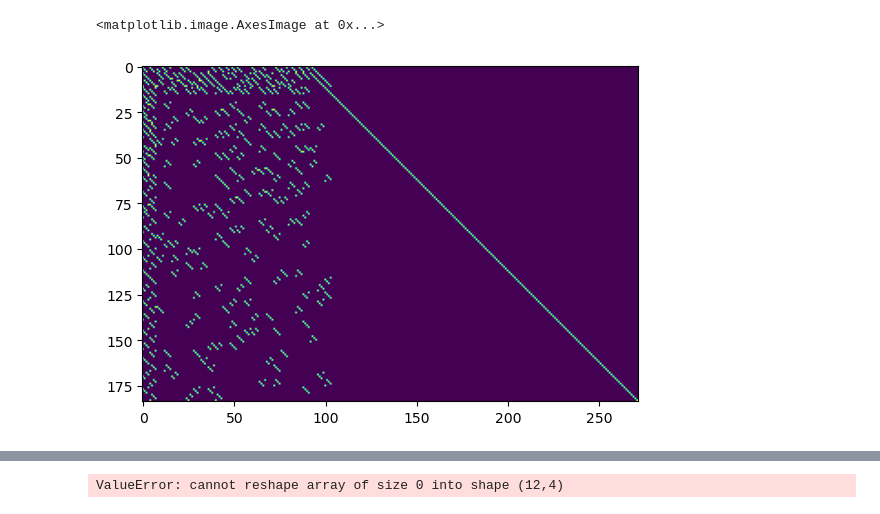
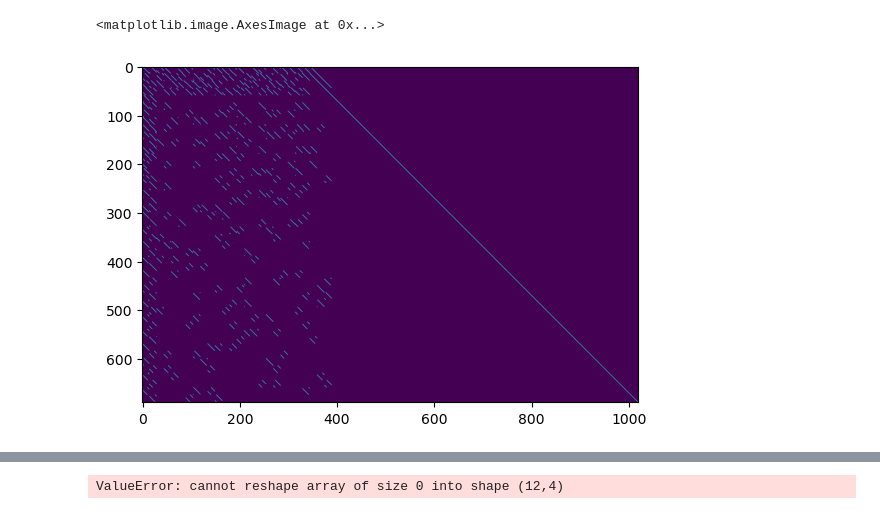
Before and after one commit to mkashani-phd/Secure_Wireless_Relay, a Jupyter notebook: LDPC.ipynb, the cells around one changed output, grey strips where cells are left out. Saved outputs shown, nothing was run; the diff lists cells and outputs as text; code cells hidden in the pictures.

Commit message:
ldpc playground

```diff
--- a/LDPC.ipynb
+++ b/LDPC.ipynb
@@ -66,7 +66,7 @@ def create_5g_nr_parity_check_matrix(base_graph='BG1', Z=4):
     if base_graph == 'BG1':
         # Partial BG1 example (4 rows x 6 cols)
         # Real BG1 is 46 x 68. This is just an example subset:
-        base_graph_matrix = load_base_matrix_from_text('base_matrices/NR_1_7_60.txt')
+        base_graph_matrix = load_base_matrix_from_text('base_matrices/NR_1_7_15.txt')
     else:
         # Partial BG2 example (again, not the full matrix)
         # Real BG2 is 42 x 52.
@@ -104,12 +104,12 @@ def create_5g_nr_parity_check_matrix(base_graph='BG1', Z=4):
 # %%
 import matplotlib.pyplot as plt
 import commpy.channelcoding.ldpc as ldpc
 
-H = create_5g_nr_parity_check_matrix(base_graph='BG1', Z=4)*np.eye(272)
-# ldpc.write_ldpc_params(H, '5g_nr_ldpc_params.txt')
+H = create_5g_nr_parity_check_matrix(base_graph='BG1', Z=15)*np.eye(15*68)
+ldpc.write_ldpc_params(np.array(H, dtype=np.int8), '5g_nr_ldpc_params.txt')
 plt.imshow(H)
 # %% [output]
 <matplotlib.image.AxesImage at 0x...>
-[figure, old version]
+[figure, new version]
 # %%
 
```
Also changed, not shown: parts of 2 cells of this notebook, 1 other file.
